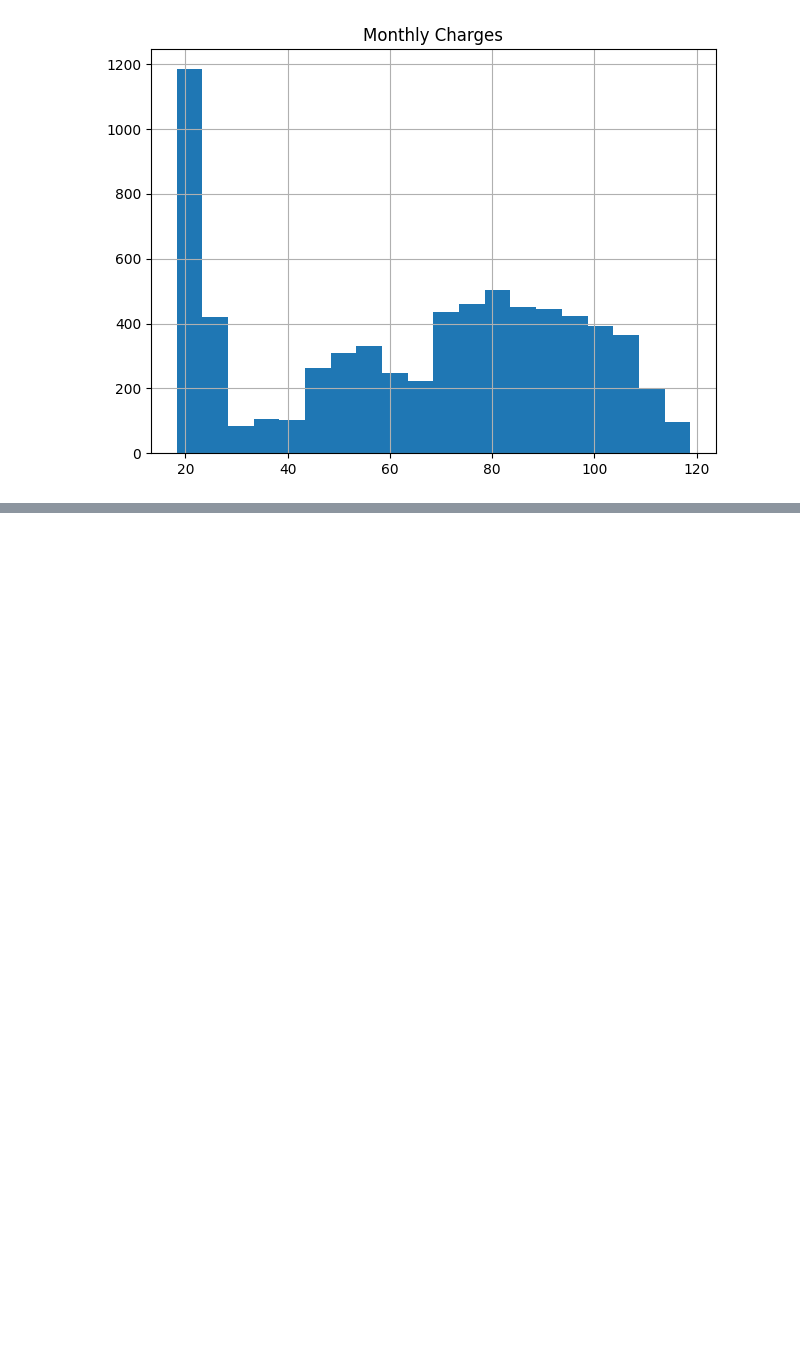
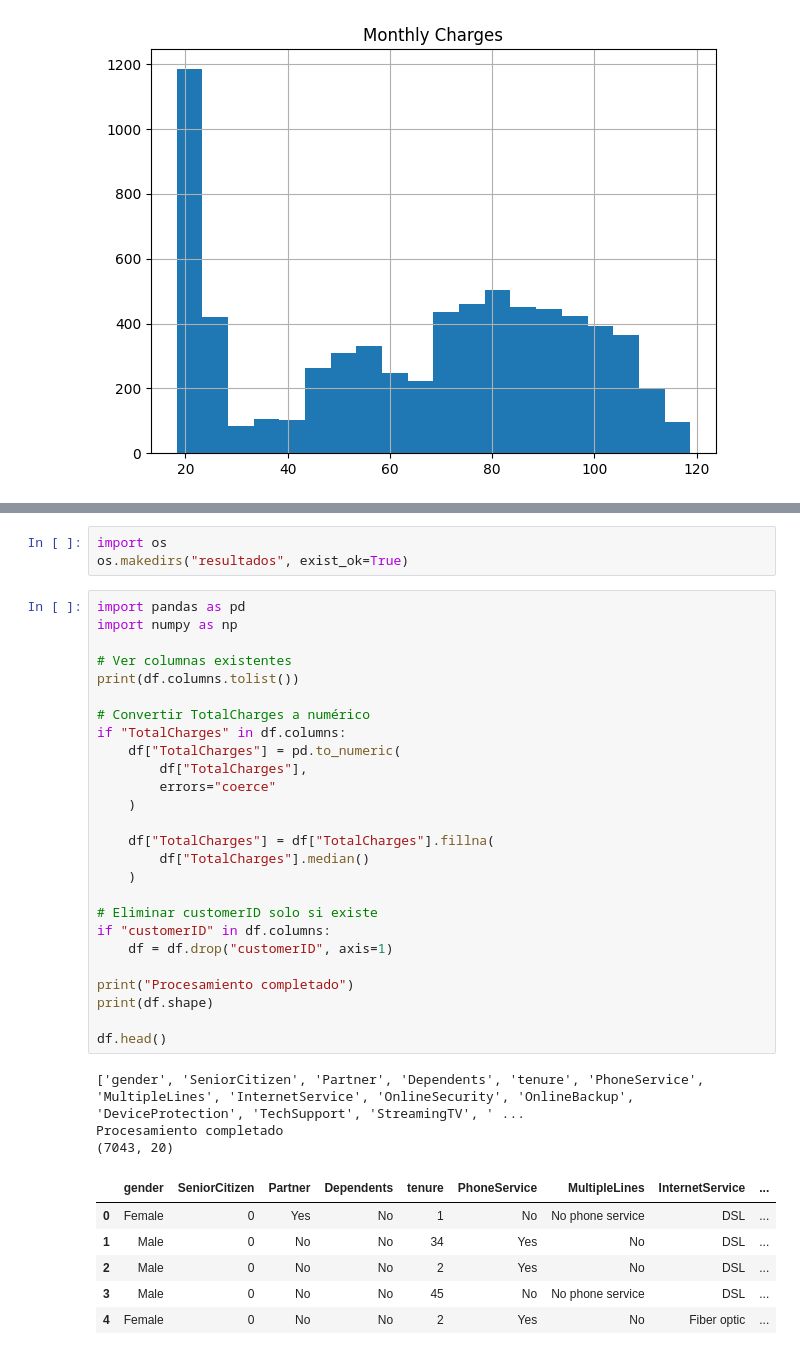
Before and after one commit to Edinson8/mineria-datos-customer-churn, a Jupyter notebook: Proyecto_Mineria_Datos_Customer_Churn.ipynb, the cells around one changed output, grey strips where cells are left out. Saved outputs shown, nothing was run; the diff lists cells and outputs as text; blank space fills up the shorter version.

```diff
--- a/Proyecto_Mineria_Datos_Customer_Churn.ipynb
+++ b/Proyecto_Mineria_Datos_Customer_Churn.ipynb
@@ -134,0 +178,39 @@ plt.show()
+# %%
+import os
+os.makedirs("resultados", exist_ok=True)
+# %%
+import pandas as pd
+import numpy as np
+
+# Ver columnas existentes
+print(df.columns.tolist())
+
+# Convertir TotalCharges a numérico
+if "TotalCharges" in df.columns:
+    df["TotalCharges"] = pd.to_numeric(
+        df["TotalCharges"],
+        errors="coerce"
+    )
+
+    df["TotalCharges"] = df["TotalCharges"].fillna(
+        df["TotalCharges"].median()
+    )
+
+# Eliminar customerID solo si existe
+if "customerID" in df.columns:
+    df = df.drop("customerID", axis=1)
+
+print("Procesamiento completado")
+print(df.shape)
+
+df.head()
+# %% [output]
+['gender', 'SeniorCitizen', 'Partner', 'Dependents', 'tenure', 'PhoneService', 'MultipleLines', 'InternetService', 'OnlineSecurity', 'OnlineBackup', 'DeviceProtection', 'TechSupport', 'StreamingTV', ' ...
+Procesamiento completado
+(7043, 20)
+|  | gender | SeniorCitizen | Partner | Dependents | tenure | PhoneService | MultipleLines | InternetService | ... |
+| 0 | Female | 0 | Yes | No | 1 | No | No phone service | DSL | ... |
+| 1 | Male | 0 | No | No | 34 | Yes | No | DSL | ... |
+| 2 | Male | 0 | No | No | 2 | Yes | No | DSL | ... |
+| 3 | Male | 0 | No | No | 45 | No | No phone service | DSL | ... |
+| 4 | Female | 0 | No | No | 2 | Yes | No | Fiber optic | ... |
```
Also changed, not shown: parts of 10 cells of this notebook.
